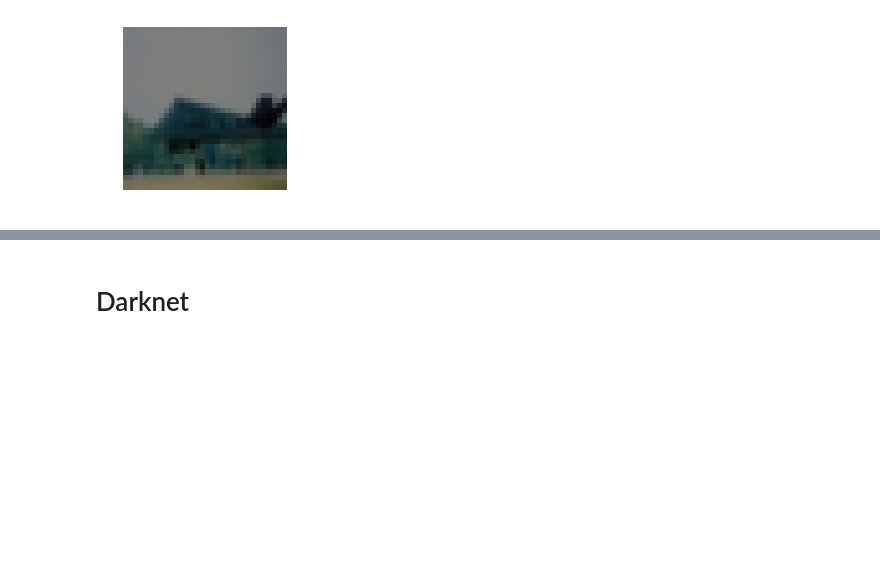
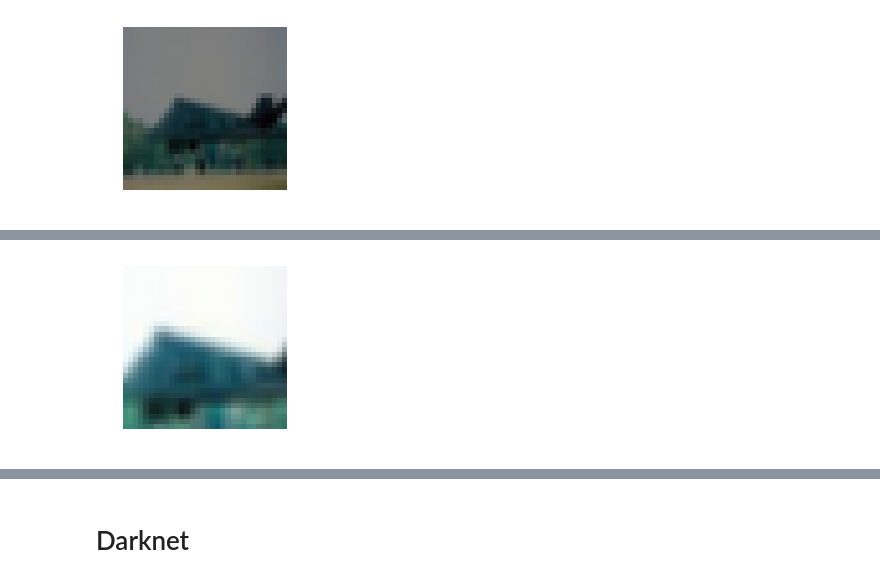
Before and after one commit to fastai/fastai_old, a Jupyter notebook: dev_nb/002_images.ipynb, the cells around one changed output, grey strips where cells are left out. Drawn from its saved outputs; the diff is of its cells as text; code cells hidden in the pictures; blank space fills up the shorter version.

```diff
--- a/dev_nb/002_images.ipynb
+++ b/dev_nb/002_images.ipynb
@@ -209,0 +256,8 @@ show_image(brightness_rand(train_ds[0][0]))
+# %%
+m = zoom_matrix(0.6)
+m = img.new_tensor(m)
+c = affine_coords(img, m)
+img2 = grid_sample(img, c, padding='zeros')
+show_image(img2)
+# %% [output]
+[figure, added]
```
Also changed, not shown: parts of 37 cells of this notebook.
